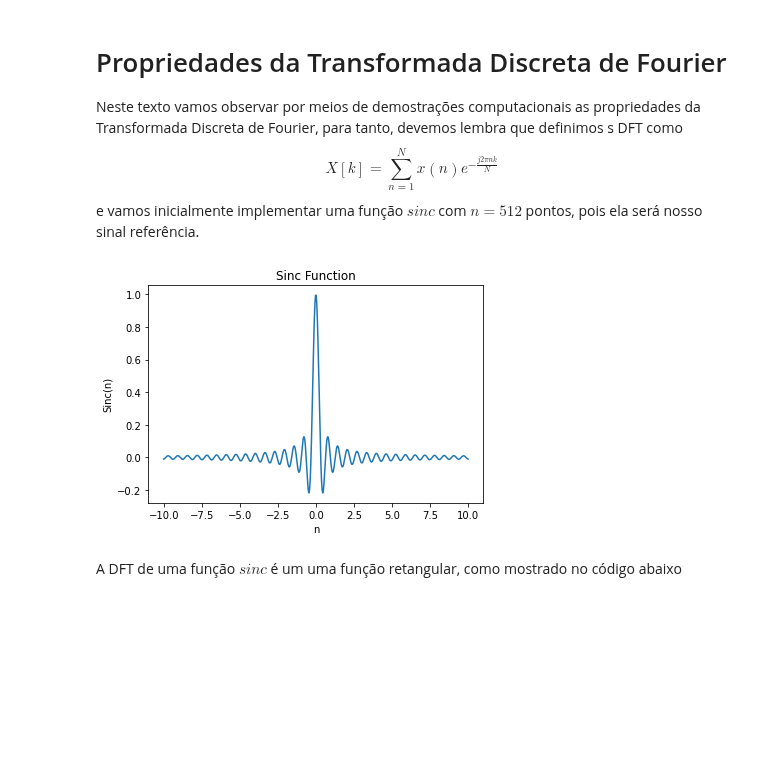
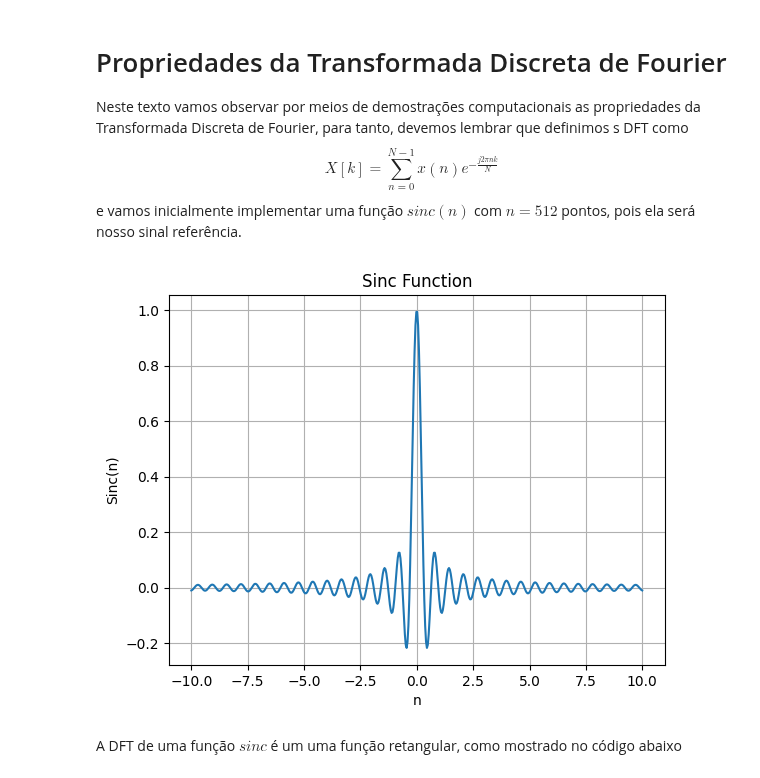
Before and after one commit to ecandeia/PDS, a Jupyter notebook: DFT/DFTPoperties.ipynb, the cells around one changed output. Cells and saved outputs as stored; diff of their text form; code cells hidden in the pictures; blank space fills up the shorter version.

Commit message:
Atualizando propriedades DFT

```diff
--- a/DFT/DFTPoperties.ipynb
+++ b/DFT/DFTPoperties.ipynb
@@ -1,24 +1,35 @@
 # %% [markdown]
 # Propriedades da Transformada Discreta de Fourier
 
-Neste texto vamos observar por meios de demostrações computacionais as propriedades da Transformada Discreta de Fourier, para tanto, devemos lembra que definimos s DFT como
+Neste texto vamos observar por meios de demostrações computacionais as propriedades da Transformada Discreta de Fourier, para tanto, devemos lembrar que definimos s DFT como
 $$
-X[k] = \sum_{n=1}^{N}x(n)e^{-\frac{j2\pi nk}{N}}
+X[k] = \sum_{n=0}^{N-1}x(n)e^{-\frac{j2\pi nk}{N}}
 $$
-e vamos inicialmente implementar uma função $sinc$ com $n = 512$ pontos, pois ela será nosso sinal referência.
+e vamos inicialmente implementar uma função $sinc(n)$ com $n = 512$ pontos, pois ela será nosso sinal referência.
 # %%
 ## Implementa a função sinc para ser utilizada nas demais demonstrações
+#  Edmar Candeia Gurjão
+#  Versão 20/09/2023
+
 import numpy as np
 import matplotlib.pyplot as plt
 n = np.linspace(-10, 10, 512)
 x = np.sinc(n*np.pi)
+
+# O desenho da função deveria ser feito considerando o tempo
+# discreto, ou seja, usando plt.stem(n, x). Porém para ajudar
+# visualização vamos usar plt.plot(n,x).
+#
+# Aconselhamos a substituir plt.plot(n,x) por plt.stem(n,x)
+# na linha abaixo para verificar o efeito na figura.
 plt.plot(n, x)
 plt.title("Sinc Function")
 plt.ylabel("Sinc(n)")
 plt.xlabel("n")
+plt.grid()
 plt.show()
 # %% [output]
-[figure, old version]
+[figure, new version]
 # %% [markdown]
 A DFT de uma função $sinc$ é um uma função retangular, como mostrado no código abaixo
 # %%
```
Also changed, not shown: parts of 13 cells of this notebook, 1 other file.
